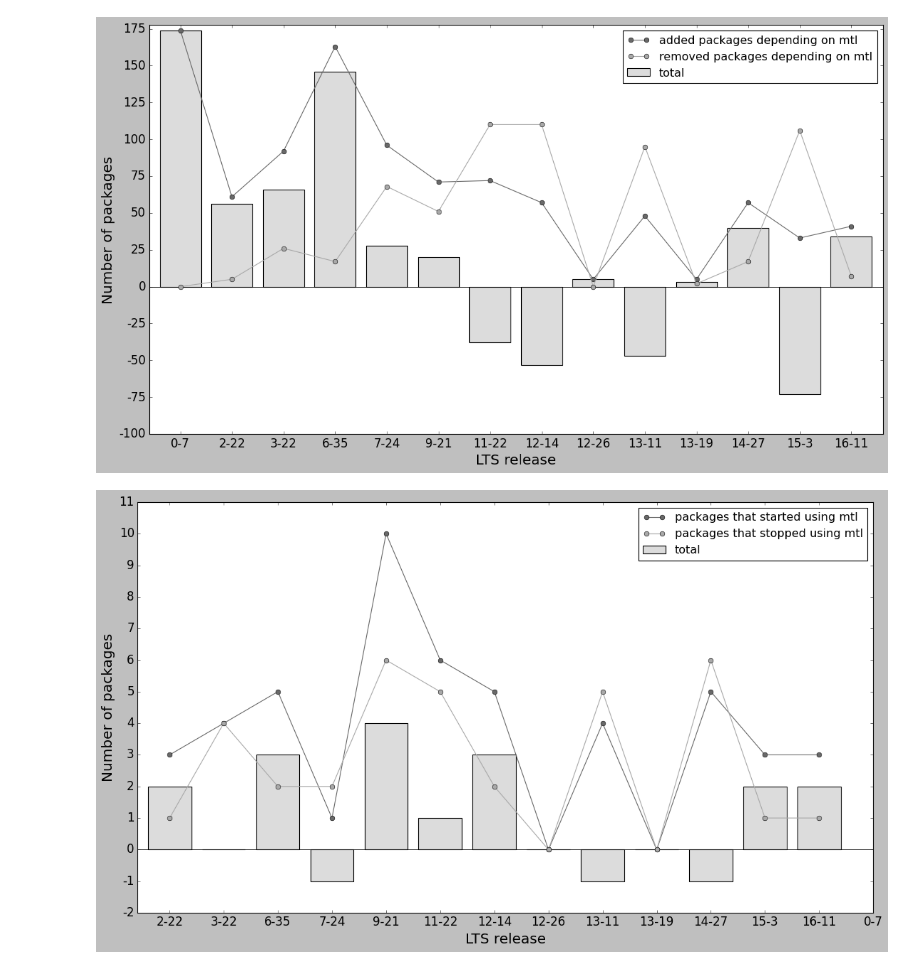
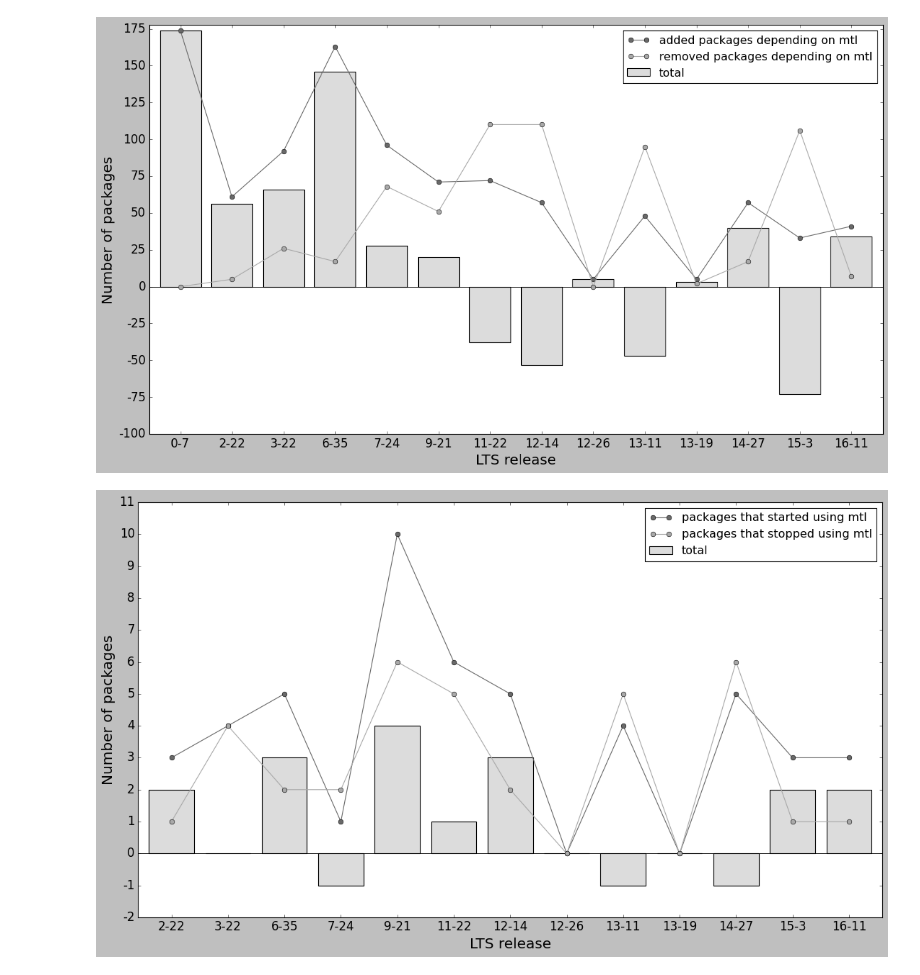
Before and after one commit to pragmaticslaboratory/stackage-evolution, a Jupyter notebook: notebooks/Answers/RQ5.ipynb, the cells around one changed output. Cells and saved outputs as stored; diff of their text form; code cells hidden in the pictures.

```diff
--- a/notebooks/Answers/RQ5.ipynb
+++ b/notebooks/Answers/RQ5.ipynb
@@ -81,19 +81,19 @@ total = [(x - y) for idx, (x, y) in enumerate(zip(packages_started_use_mtl_count
 # %%
 fig, ax = plt.subplots(figsize=(12,8))
 ax.margins(0.015)
 plt.subplots_adjust(bottom=0.1, right=1.2, top=1)
 ax.axhline(0, color='black', linewidth=0.8)
 bar = ax.bar(lts_list[1:], total[1:], width=0.8, color='gainsboro', align='center', label='total')
 line = ax.plot(lts_list[1:], packages_started_use_mtl_count[1:], color='dimgrey', marker='o', label='packages that started using mtl')
 line = ax.plot(lts_list[1:], packages_stopped_use_mtl_count[1:], color='darkgrey', marker='o', label='packages that stopped using mtl')
 ax.legend(loc='best')
 ax.set_xlabel('LTS release',fontsize=18)
 ax.set_ylabel('Number of packages',fontsize=18)
-ax.set_xticks(lts_list)
-ax.set_xticklabels(lts_list,fontsize=15)
+ax.set_xticks(lts_list[1:])
+ax.set_xticklabels(lts_list[1:],fontsize=15)
 ax.set_yticks([-2, -1, 0, 1, 2, 3, 4, 5, 6, 7, 8, 9, 10, 11])
 ax.set_yticklabels(['-2', '-1', '0', '1', '2', '3', '4', '5', '6', '7', '8', '9', '10', '11'],fontsize=15)
 plt.savefig("../../graphs/rq5_2.pdf", format='pdf', bbox_inches='tight')
 plt.show()
 # %% [output]
-[figure, old version]
+[figure, new version]
```
Also changed, not shown: parts of 1 cell of this notebook, 6 other files.
